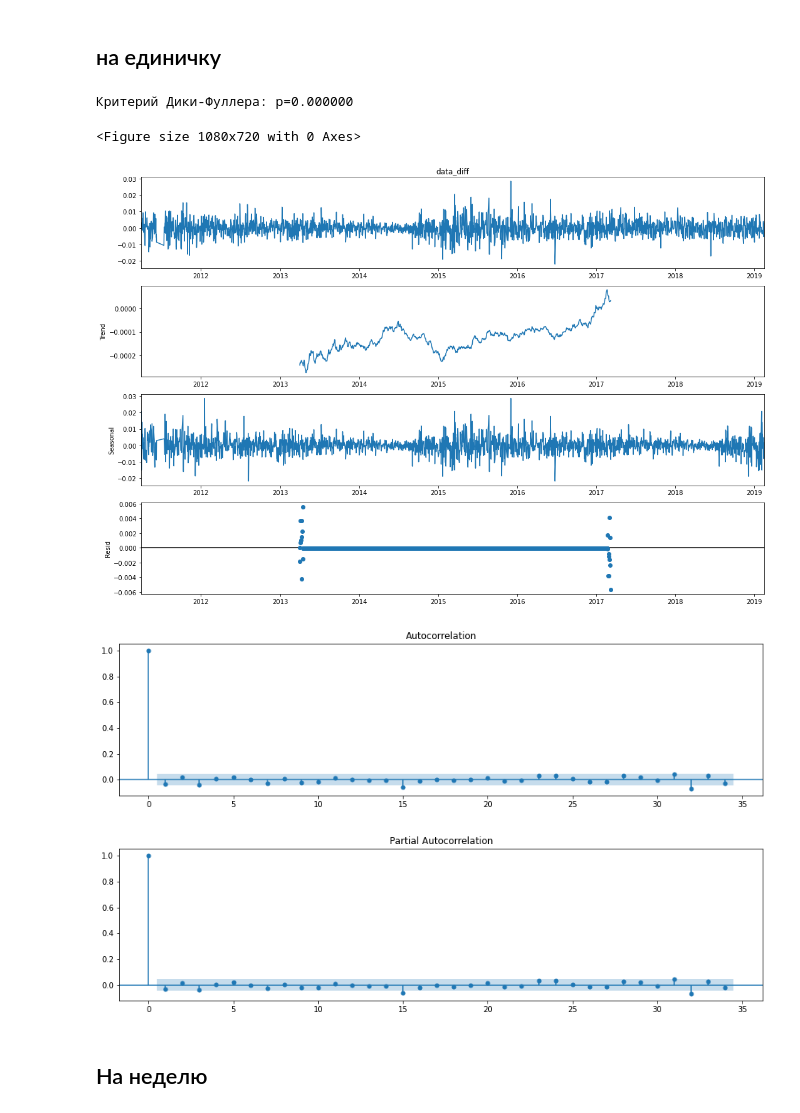
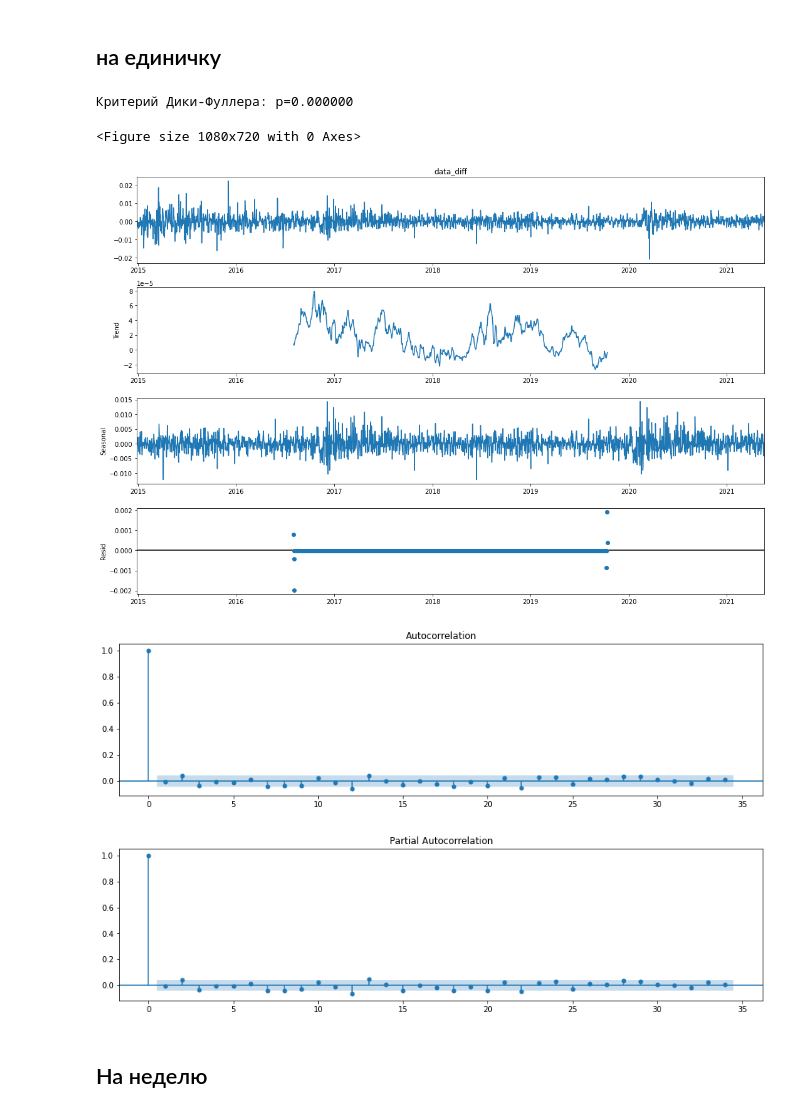
Before and after one commit to razmarrus/diploma, a Jupyter notebook: Data_Preparation.ipynb, the cells around one changed output. Saved outputs shown, nothing was run; the diff lists cells and outputs as text; code cells hidden in the pictures.

```diff
--- a/Data_Preparation.ipynb
+++ b/Data_Preparation.ipynb
@@ -9,7 +9,7 @@ from itertools import product
 # %% [output]
 Populating the interactive namespace from numpy and matplotlib
 # %%
-df = pd.read_csv('forex.csv', index_col=['date'], parse_dates=['date'], dayfirst=True) #forex.csv
+df = pd.read_csv('EURUSD_D1.csv', index_col=['date'], parse_dates=['date'], dayfirst=True) #forex.csv
 columns_list = df.columns
 df
 # %% [output]
@@ -125,12 +134,12 @@ shift in a year between 20xx.03.29 (df starting date)
 # %%
 df['data_diff'] = df['close'] - df['close'].shift(1)
 plt.figure(figsize(15,10))
-sm.tsa.seasonal_decompose(df['data_diff'][1:],period = 1018).plot()
+sm.tsa.seasonal_decompose(df['data_diff'][1:],period = 998).plot()
 print("Критерий Дики-Фуллера: p=%f" % sm.tsa.stattools.adfuller(df['data_diff'][1:])[1])
 # %% [output]
 Критерий Дики-Фуллера: p=0.000000
 <Figure size 1080x720 with 0 Axes>
-[figure, old version]
+[figure, new version]
 # %%
 plt.figure(figsize(15,8))
 ax = plt.subplot(211)
@@ -140,8 +149,8 @@ ax = plt.subplot(212)
 sm.graphics.tsa.plot_pacf(df['data_diff'][1:].values.squeeze(), ax=ax)
 pylab.show()
 # %% [output]
-[figure, old version]
+[figure, new version]
-[figure, old version]
+[figure, new version]
 # %% [markdown]
 ## На неделю
 # %%
```
Also changed, not shown: parts of 18 cells of this notebook, 3 other files.
